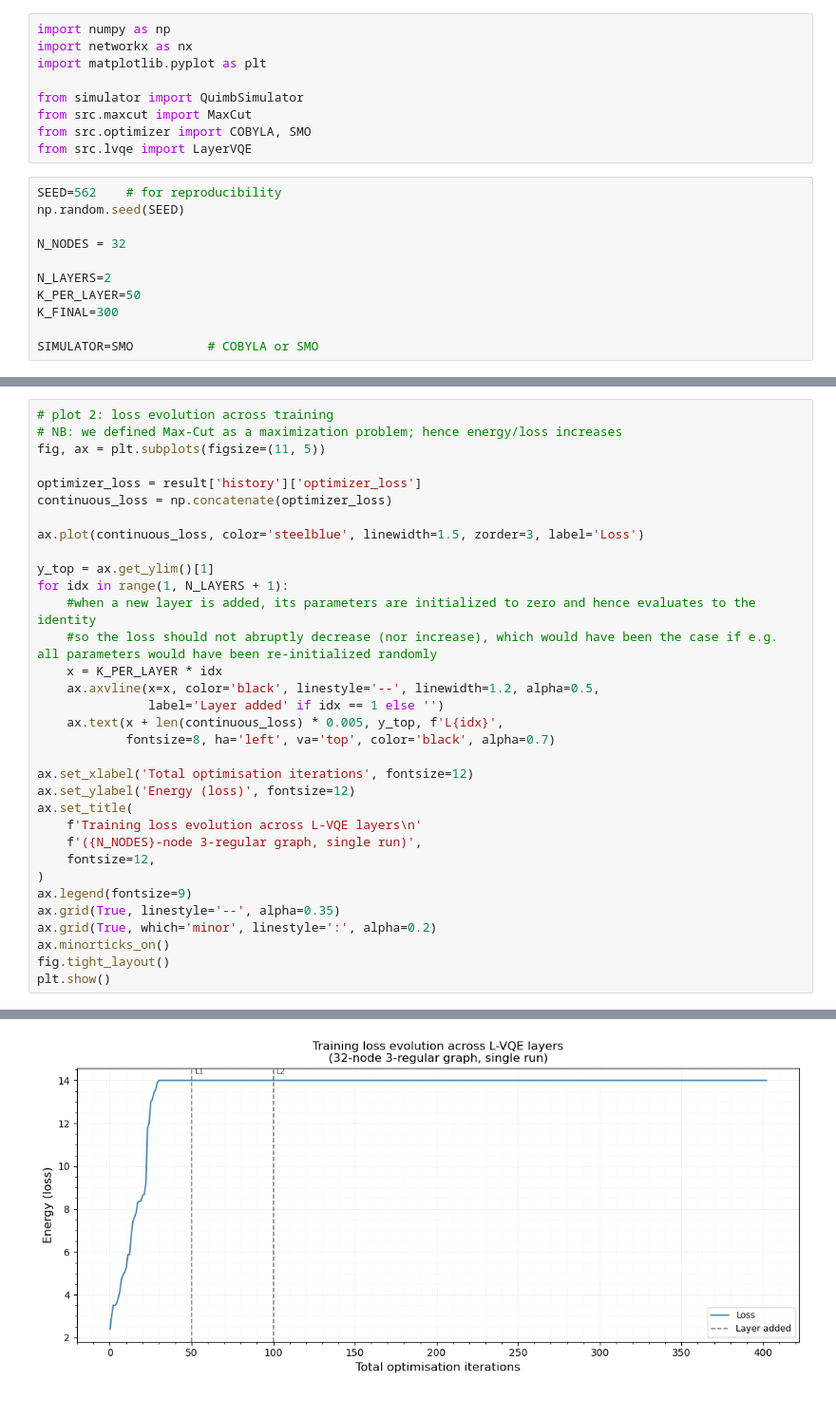
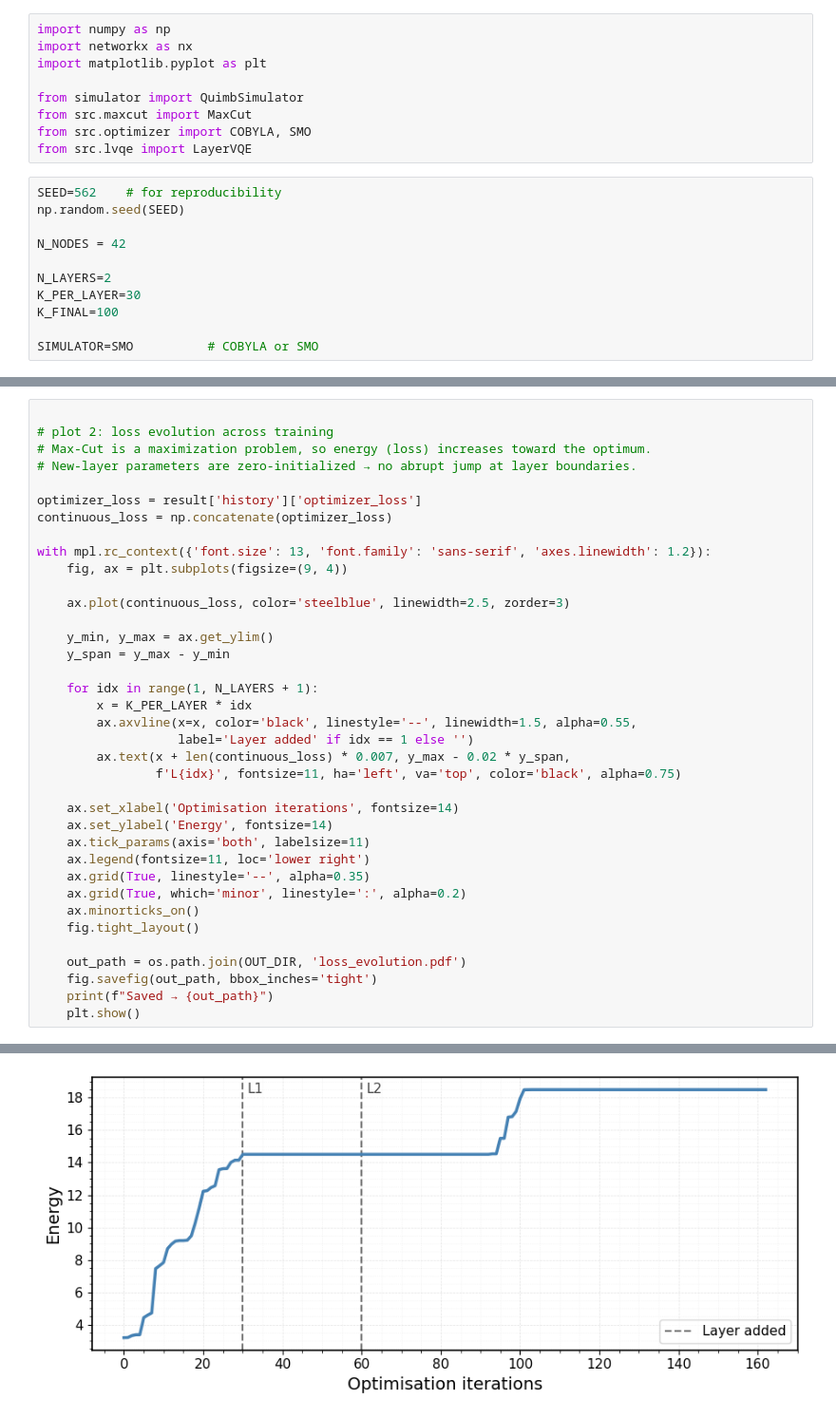
Before and after one commit to joaomartins06/Layer-Variational-Quantum-Eigensolver, a Jupyter notebook: notebooks/maxcut_testing.ipynb, the cells around one changed output, grey strips where cells are left out. Shown at 95% size. Drawn from its saved outputs; the diff is of its cells as text.

```diff
--- a/notebooks/maxcut_testing.ipynb
+++ b/notebooks/maxcut_testing.ipynb
@@ -13,11 +13,11 @@ from src.lvqe import LayerVQE
 SEED=562    # for reproducibility
 np.random.seed(SEED)
 
-N_NODES = 32
+N_NODES = 42
 
 N_LAYERS=2
-K_PER_LAYER=50
-K_FINAL=300
+K_PER_LAYER=30
+K_FINAL=100
 
 SIMULATOR=SMO          # COBYLA or SMO
 # %%
@@ -126,34 +138,38 @@ plt.show()
 # %%
+
 # plot 2: loss evolution across training
-# NB: we defined Max-Cut as a maximization problem; hence energy/loss increases
-fig, ax = plt.subplots(figsize=(11, 5))
+# Max-Cut is a maximization problem, so energy (loss) increases toward the optimum.
+# New-layer parameters are zero-initialized → no abrupt jump at layer boundaries.
 
 optimizer_loss = result['history']['optimizer_loss']
 continuous_loss = np.concatenate(optimizer_loss)
 
-ax.plot(continuous_loss, color='steelblue', linewidth=1.5, zorder=3, label='Loss')
+with mpl.rc_context({'font.size': 13, 'font.family': 'sans-serif', 'axes.linewidth': 1.2}):
+    fig, ax = plt.subplots(figsize=(9, 4))
 
-y_top = ax.get_ylim()[1]
-for idx in range(1, N_LAYERS + 1):
-    #when a new layer is added, its parameters are initialized to zero and hence evaluates to the identity
-    #so the loss should not abruptly decrease (nor increase), which would have been the case if e.g. all parameters would have been re-initialized randomly
-    x = K_PER_LAYER * idx
-    ax.axvline(x=x, color='black', linestyle='--', linewidth=1.2, alpha=0.5,
-               label='Layer added' if idx == 1 else '')
-    ax.text(x + len(continuous_loss) * 0.005, y_top, f'L{idx}',
-            fontsize=8, ha='left', va='top', color='black', alpha=0.7)
+    ax.plot(continuous_loss, color='steelblue', linewidth=2.5, zorder=3)
 
-ax.set_xlabel('Total optimisation iterations', fontsize=12)
-ax.set_ylabel('Energy (loss)', fontsize=12)
-ax.set_title(
-    f'Training loss evolution across L-VQE layers\n'
-    f'({N_NODES}-node 3-regular graph, single run)',
-    fontsize=12,
-)
-ax.legend(fontsize=9)
-ax.grid(True, linestyle='--', alpha=0.35)
-ax.grid(True, which='minor', linestyle=':', alpha=0.2)
-ax.minorticks_on()
-fig.tight_layout()
-plt.show()
+    y_min, y_max = ax.get_ylim()
+    y_span = y_max - y_min
+
+    for idx in range(1, N_LAYERS + 1):
+        x = K_PER_LAYER * idx
+        ax.axvline(x=x, color='black', linestyle='--', linewidth=1.5, alpha=0.55,
+                   label='Layer added' if idx == 1 else '')
+        ax.text(x + len(continuous_loss) * 0.007, y_max - 0.02 * y_span,
+                f'L{idx}', fontsize=11, ha='left', va='top', color='black', alpha=0.75)
+
+    ax.set_xlabel('Optimisation iterations', fontsize=14)
+    ax.set_ylabel('Energy', fontsize=14)
+    ax.tick_params(axis='both', labelsize=11)
+    ax.legend(fontsize=11, loc='lower right')
+    ax.grid(True, linestyle='--', alpha=0.35)
+    ax.grid(True, which='minor', linestyle=':', alpha=0.2)
+    ax.minorticks_on()
+    fig.tight_layout()
+
+    out_path = os.path.join(OUT_DIR, 'loss_evolution.pdf')
+    fig.savefig(out_path, bbox_inches='tight')
+    print(f"Saved → {out_path}")
+    plt.show()
 # %% [output]
@@ -160,4 +177,4 @@ plt.show()
-[figure, old version]
+[figure, new version]
 # %%
 bitstrings = sim.get_most_frequent_assignments(result['final_params'], result['final_ansatz'], problem=problem)
 
```
Also changed, not shown: parts of 6 cells of this notebook, 6 other files.
